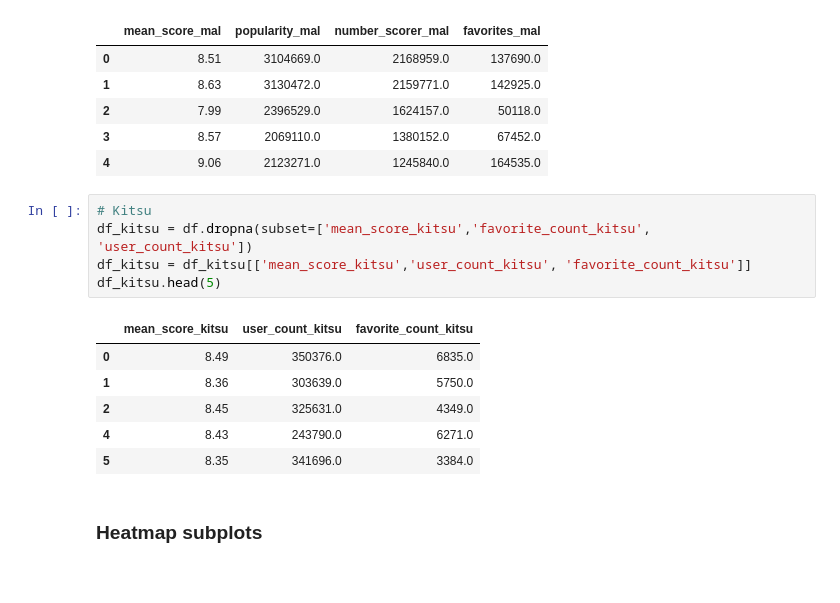
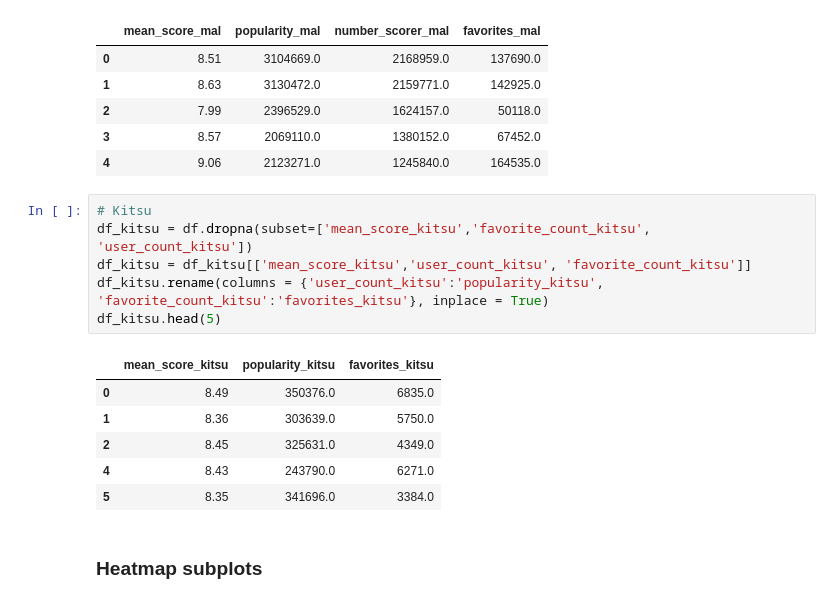
Before and after one commit to mrcuongtroll/Anime-Analysis, a Jupyter notebook: Analysis/Distribution_and_Correlation.ipynb, the cells around one changed output. Saved outputs shown, nothing was run; the diff lists cells and outputs as text.

```diff
--- a/Analysis/Distribution_And_Correlation.ipynb
+++ b/Analysis/Distribution_and_Correlation.ipynb
@@ -265,10 +265,11 @@ df_mal.head()
 # %%
 # Kitsu
 df_kitsu = df.dropna(subset=['mean_score_kitsu','favorite_count_kitsu', 'user_count_kitsu'])
 df_kitsu = df_kitsu[['mean_score_kitsu','user_count_kitsu', 'favorite_count_kitsu']]
+df_kitsu.rename(columns = {'user_count_kitsu':'popularity_kitsu', 'favorite_count_kitsu':'favorites_kitsu'}, inplace = True)
 df_kitsu.head(5)
 # %% [output]
-|  | mean_score_kitsu | user_count_kitsu | favorite_count_kitsu |
+|  | mean_score_kitsu | popularity_kitsu | favorites_kitsu |
 | 0 | 8.49 | 350376.0 | 6835.0 |
 | 1 | 8.36 | 303639.0 | 5750.0 |
 | 2 | 8.45 | 325631.0 | 4349.0 |
```
Also changed, not shown: parts of 4 cells of this notebook, 5 other files.
